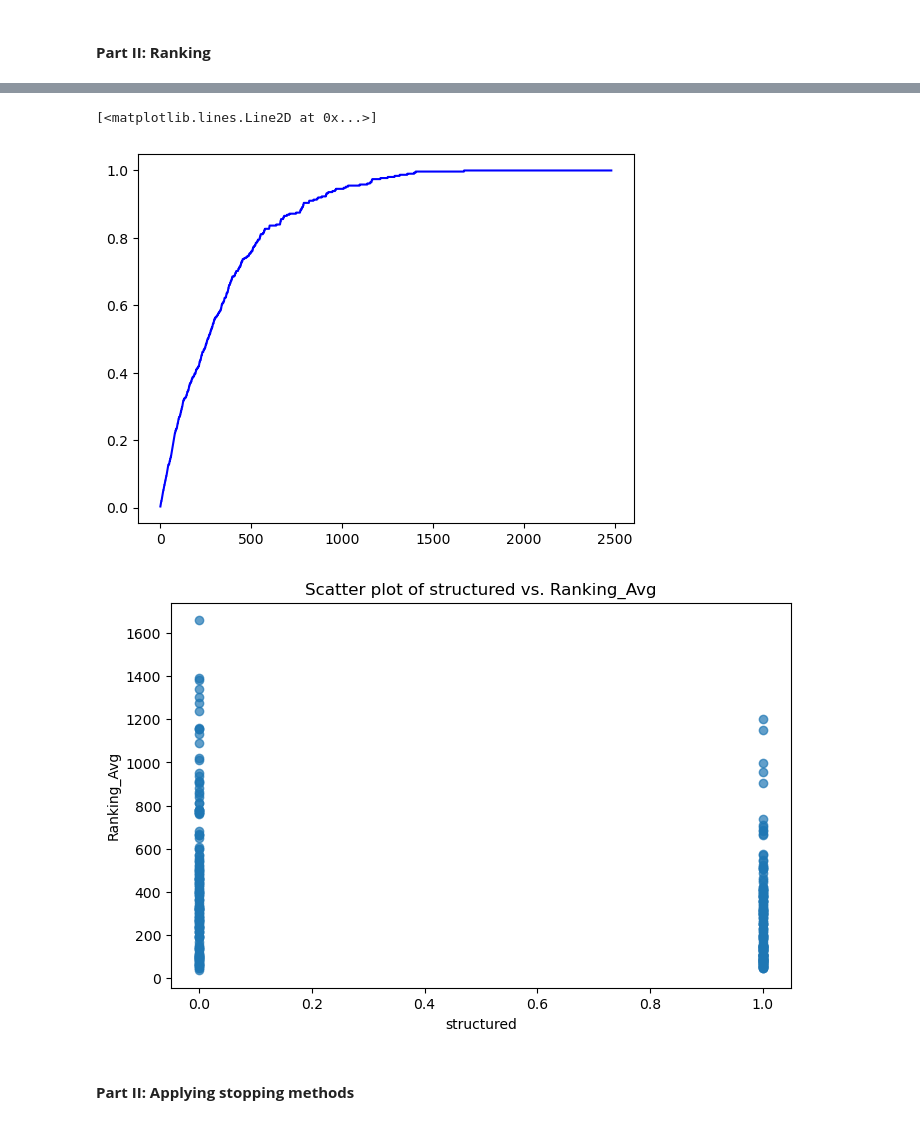
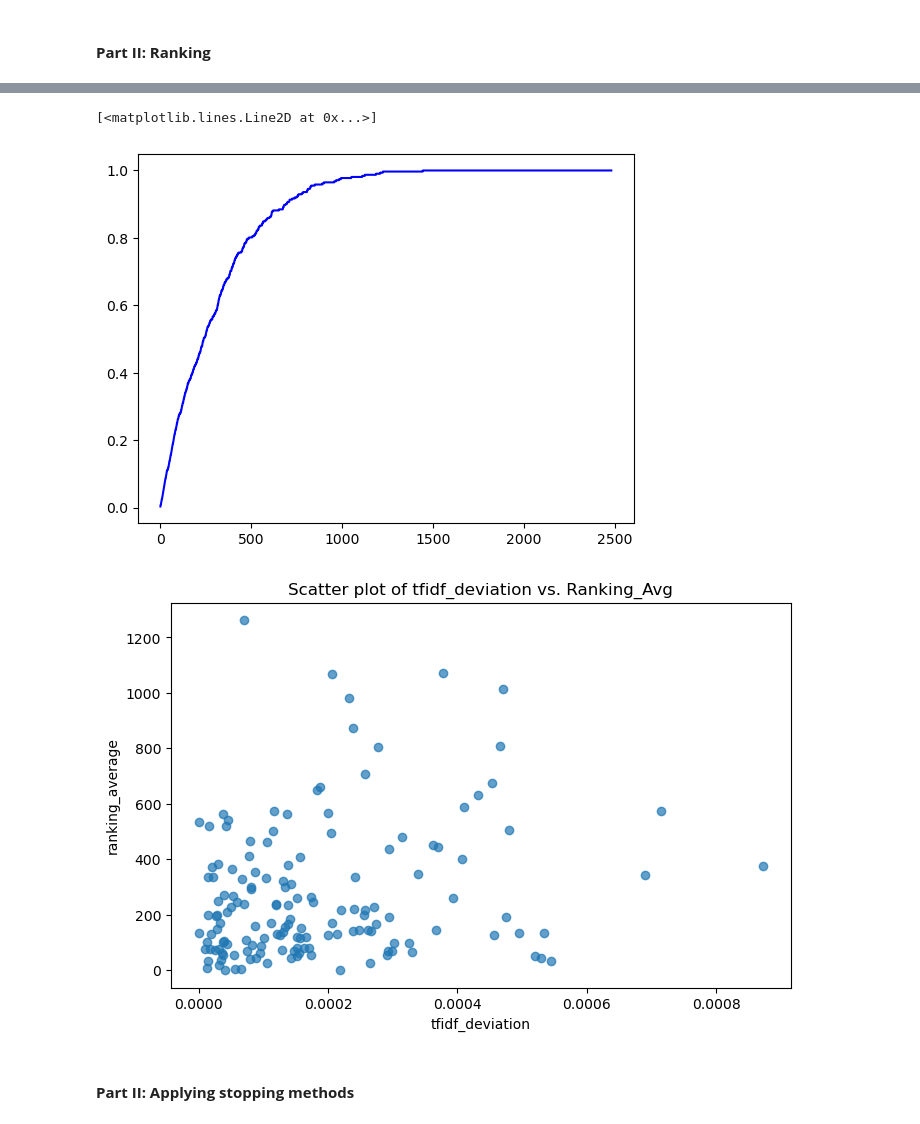
Before and after one commit to isa-sp/TAR-abstracts, a Jupyter notebook: set-up.ipynb, the cells around one changed output, grey strips where cells are left out. Saved outputs shown, nothing was run; the diff lists cells and outputs as text; code cells hidden in the pictures.

```diff
--- a/set-up.ipynb
+++ b/set-up.ipynb
@@ -20,3 +23,6 @@ df1 = pd.read_csv("./data/processed/Prog_reporting.csv")
 #df2 = pd.read_csv("./data/processed/Prog_tripod.csv")
+# %%
+path_output = "./output/output/simulations_original_datasets/"
+path_data = "./data/processed/"
 # %% [markdown]
 #### **Part II: Ranking**
@@ -295,0 +286,20 @@ Using TfidfVectorizer
+# %%
+# Create a list of the review-model combination names
+sim_list_names = []
+for review in review_dic:
+    for train_model in train_models:
+        for feature_model in feature_models:
+            for query_model in query_models:
+                review_id = str(review + "_" + train_model + "_" + feature_model + "_" + query_model )
+                sim_list_names.append(review_id)
+print(sim_list_names)
+# Retrieve the output from the HPC generated pickle files with each having the rankings of a single simulation
+multiple_sims = []
+for i in range(0, len(sim_list_names)):
+    raw_output = {}
+    for j in range(1,n_simulations+1):
+        if Path(path_output +'sim_{review_id}_{sim}.p'.format(review_id=sim_list_names[i], sim=j)).is_file():
+            with open(path_output + 'sim_{review_id}_{sim}.p'.format(review_id=sim_list_names[i], sim=j),'rb') as f:
+                raw_output.update(pickle.load(f))
+    if len(raw_output) > 0:
+        multiple_sims.append((sim_list_names[i], len(review_dic[sim_list_names[i].split('_')[0]]), n_simulations, raw_output))
@@ -295,0 +308,10 @@ Using TfidfVectorizer
+# %%
+review_dic_merged = review_dic.copy()
+
+for i in range(0, len(multiple_sims)):
+    for j in multiple_sims[i][3]:
+        review_sim = multiple_sims[i][0] + "_" + str(j)
+        review_key = multiple_sims[i][0].split('_')[0]
+        index_list = multiple_sims[i][3][j][0]['record_id']
+        review_dic_merged[review_key][review_sim] = review_dic_merged[review_key]['record_id'].map({val: idx for idx, val in enumerate(index_list)})
+    review_dic[review_key]['ranking_average'] = review_dic[review_key].iloc[:, -200:].mean(axis=1)
@@ -352,5 +355,6 @@ Index(['index', 'Unnamed: 0', 'type', 'authors', 'year', 'title', 'journal',
 # %%
-df_sort = df.sort_values(by='Ranking_Avg', ascending=True)
+df = review_dic_merged['Prog1']
+df_sort = df.sort_values(by='ranking_average', ascending=True)
 labels = df_sort['label_ta_included']
 
 labels_series = pd.Series(labels)
@@ -361,28 +365,28 @@ proportion_ones
 plt.plot(range(0, len(df)), proportion_ones, label='Line plot', color='blue')
 # %% [output]
 [<matplotlib.lines.Line2D at 0x...>]
-[figure, old version]
+[figure, new version]
 # %%
 import matplotlib.pyplot as plt
 
 df = df[df['label_ta_included'] == 1].copy()
 
 # Choose a variable for the y-axis (replace 'Some_Column' with your actual column name)
-y_variable = 'structured'
+y_variable = 'tfidf_deviation'
 
 # Create the scatter plot
 plt.figure(figsize=(8, 5))
-plt.scatter(df[y_variable], df['Ranking_Avg'], alpha=0.7)
+plt.scatter(df[y_variable], df['Prog1_svm_tfidf_max_193'], alpha=0.7)
 
 # Add labels and title
-plt.ylabel("Ranking_Avg")
+plt.ylabel("ranking_average")
 plt.xlabel(y_variable)
 plt.title(f"Scatter plot of {y_variable} vs. Ranking_Avg")
 
 # Show the plot
 plt.show()
 # %% [output]
-[figure, old version]
+[figure, new version]
 # %% [markdown]
 #### **Part II: Applying stopping methods**
 # %% [markdown]
```
Also changed, not shown: parts of 12 cells of this notebook.
